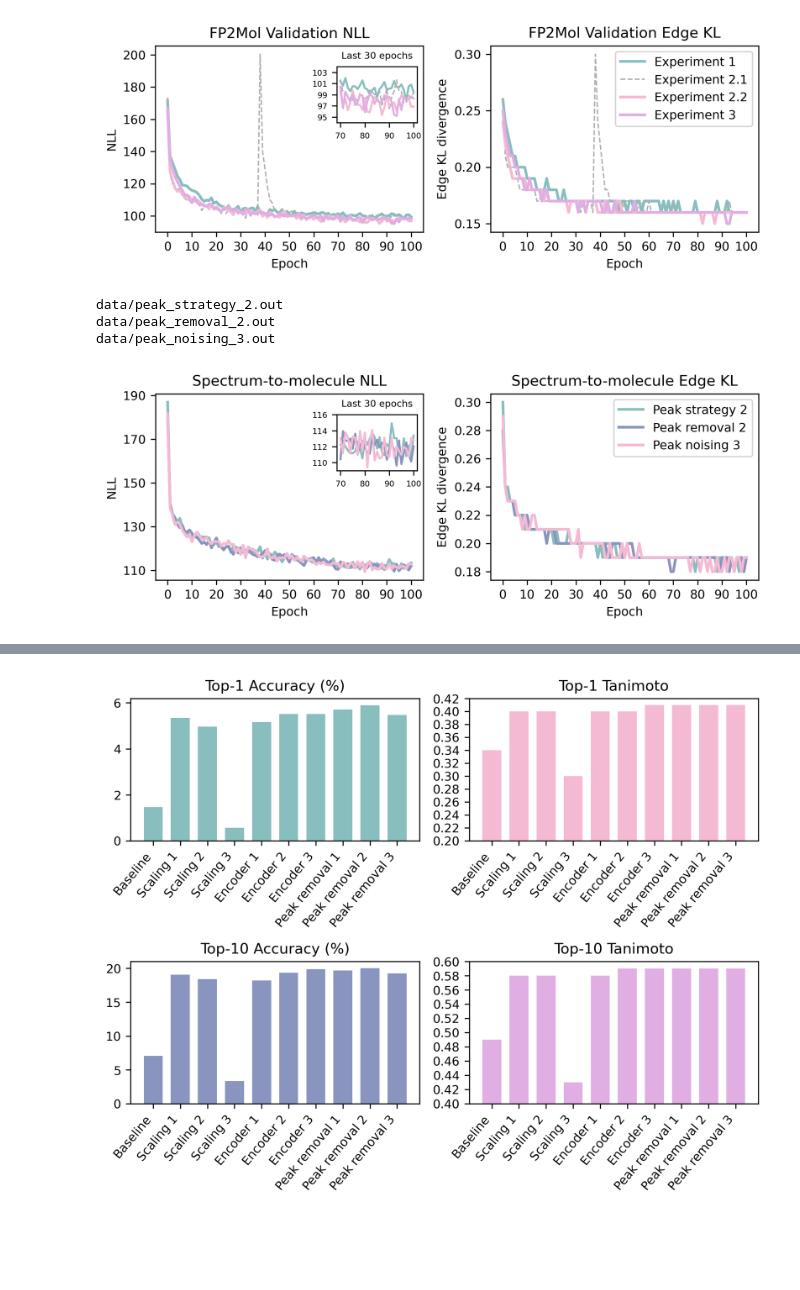
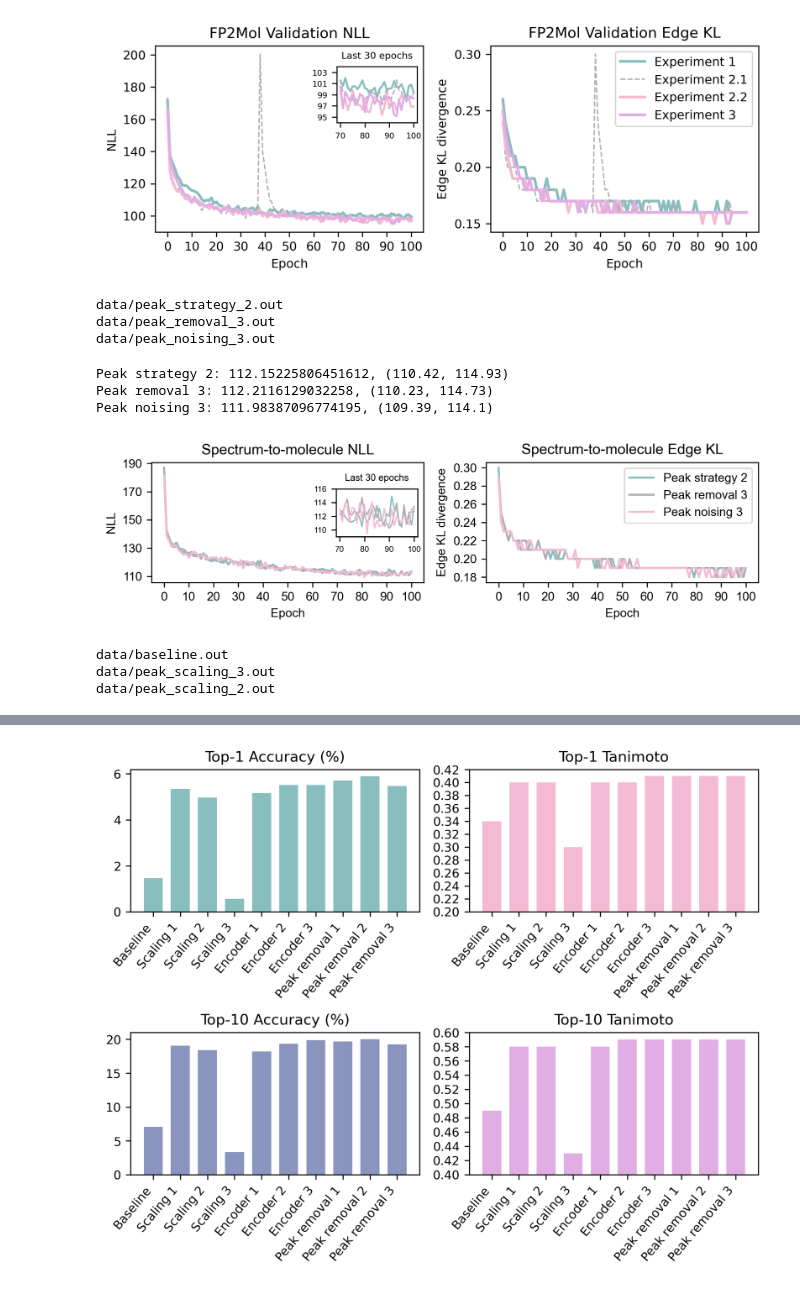
Before and after one commit to kuulia/DiffEIMS, a Jupyter notebook: notebooks/plots_thesis.ipynb, the cells around one changed output, grey strips where cells are left out. Drawn from its saved outputs; the diff is of its cells as text; code cells hidden in the pictures; blank space fills up the shorter version.

```diff
--- a/notebooks/plots_thesis.ipynb
+++ b/notebooks/plots_thesis.ipynb
@@ -149,7 +149,7 @@ plt.show()
 # %%
 experiments = {
     'Peak strategy 2': 'peak_strategy_2.out',
-    'Peak removal 2': 'peak_removal_2.out',
+    'Peak removal 3': 'peak_removal_3.out',
     'Peak noising 3': 'peak_noising_3.out'
 }
 dfs = []
@@ -159,10 +159,19 @@ for expr_name, file_name in experiments.items():
     dfs.append(parse_out(file_path))
 # %% [output]
 data/peak_strategy_2.out
-data/peak_removal_2.out
+data/peak_removal_3.out
 data/peak_noising_3.out
 # %%
-fig, axes = plt.subplots(1, 2, figsize=(504/72, 200/72), sharex=True, dpi=300)
+colors = ['#89bebf',  # muted teal / soft cyan: ATMOMACCS v4
+          "#AFAFAF",  # light gray '#89bebf': TopFP
+          '#f5bad3',   # soft pink / baby pink: ATMO
+          '#e1aee4',  # pastel pink-purple / light orchid: ATMOMACCS v1
+          '#bdabbf',  # muted lavender / dusty lilac: ATMOMACCS v2
+          "#282f2f",  # light aqua / pale cyan: : ATMOMACCS v3
+          '#89bebf',  # muted teal / soft cyan: ATMOMACCS v4
+          '#8995BF'  # desaturated periwinkle / dusty indigo: : ATMOMACCS v5
+         ]
+fig, axes = plt.subplots(1, 2, figsize=(504/72, 150/72), sharex=True, dpi=300)
 
 labels = experiments.keys()
 
@@ -172,8 +181,8 @@ for df, label, color in zip(dfs, labels, colors):
         axes[0].plot(x, df['val_nll'].values, label=label, color=color, lw=1, linestyle='--')
         axes[1].plot(x, df['val_edge_kl'].values, label=label, color=color, lw=1, linestyle='--')
     else:
-        axes[0].plot(x, df['val_nll'].values, label=label, color=color, lw=2)
-        axes[1].plot(x, df['val_edge_kl'].values, label=label, color=color, lw=2)
+        axes[0].plot(x, df['val_nll'].values, label=label, color=color, lw=1.5)
+        axes[1].plot(x, df['val_edge_kl'].values, label=label, color=color, lw=1.5)
 axes[0].set_title("Spectrum-to-molecule NLL")
 axes[0].set_xlabel("Epoch")
 axes[0].set_ylabel("NLL")
@@ -183,34 +192,52 @@ axes[0].set_yticks(np.linspace(110, 190, 5))
 axes[1].set_title("Spectrum-to-molecule Edge KL")
 axes[1].set_xlabel("Epoch")
 axes[1].set_ylabel("Edge KL divergence")
 axes[1].set_xticks(np.linspace(0, 100, 11))
 axes[1].set_yticks(np.linspace(0.18, 0.3, 7))
 
 axes[1].legend()
 
 # --- inset zoom of last 15 epochs ---
 ax_inset = inset_axes(axes[0], width="30%", height="30%", loc="upper right",
-                      bbox_to_anchor=(-0.0, -0.08, 1.0, 1.0),  # x0, y0, width, height
+                      bbox_to_anchor=(-0.0, -0.5, 1.0, 1.33),  # x0, y0, width, height
                       bbox_transform=axes[0].transAxes)
-
 for df, label, color in zip(dfs, labels, colors):
     x = df.index.values
     y = df['val_nll'].values
     mask = x >= (x.max() - 30)
     if label == 'Experiment 2.1':
         ax_inset.plot(x[mask], y[mask], color=color, lw=1, linestyle='--')
     else:
-        ax_inset.plot(x[mask], y[mask], color=color, lw=1.5)
+        ax_inset.plot(x[mask], y[mask], color=color, lw=1)
     ax_inset.set_yticks([110, 112, 114, 116])
     ax_inset.set_ylim([109,116])
     ax_inset.set_xticks([70, 80, 90, 100])
+    print(f'{label}: {np.mean(y[mask])}, ({np.min(y[mask])}, {np.max(y[mask])})')
 
 ax_inset.set_title("Last 30 epochs", fontsize=fs-2)
 ax_inset.tick_params(axis='both', which='major', labelsize=6)
 
 
 plt.tight_layout()
 plt.savefig("figs/spec2mol_nll_edge_kl.png", dpi=300)
 plt.show()
 # %% [output]
+Peak strategy 2: 112.15225806451612, (110.42, 114.93)
+Peak removal 3: 112.2116129032258, (110.23, 114.73)
+Peak noising 3: 111.98387096774195, (109.39, 114.1)
-[figure, old version]
+[figure, new version]
+# %%
+experiments = {
+    'Baseline': 'baseline.out',
+    'Peak scaling 3': 'peak_scaling_3.out',
+    'Peak scaling 2': 'peak_scaling_2.out'
+}
+dfs = []
+for expr_name, file_name in experiments.items():
+    file_path = 'data/' + file_name
+    print(file_path)
+    dfs.append(parse_out(file_path))
+# %% [output]
+data/baseline.out
+data/peak_scaling_3.out
+data/peak_scaling_2.out
```
Also changed, not shown: parts of 5 cells of this notebook, 5 other files.
